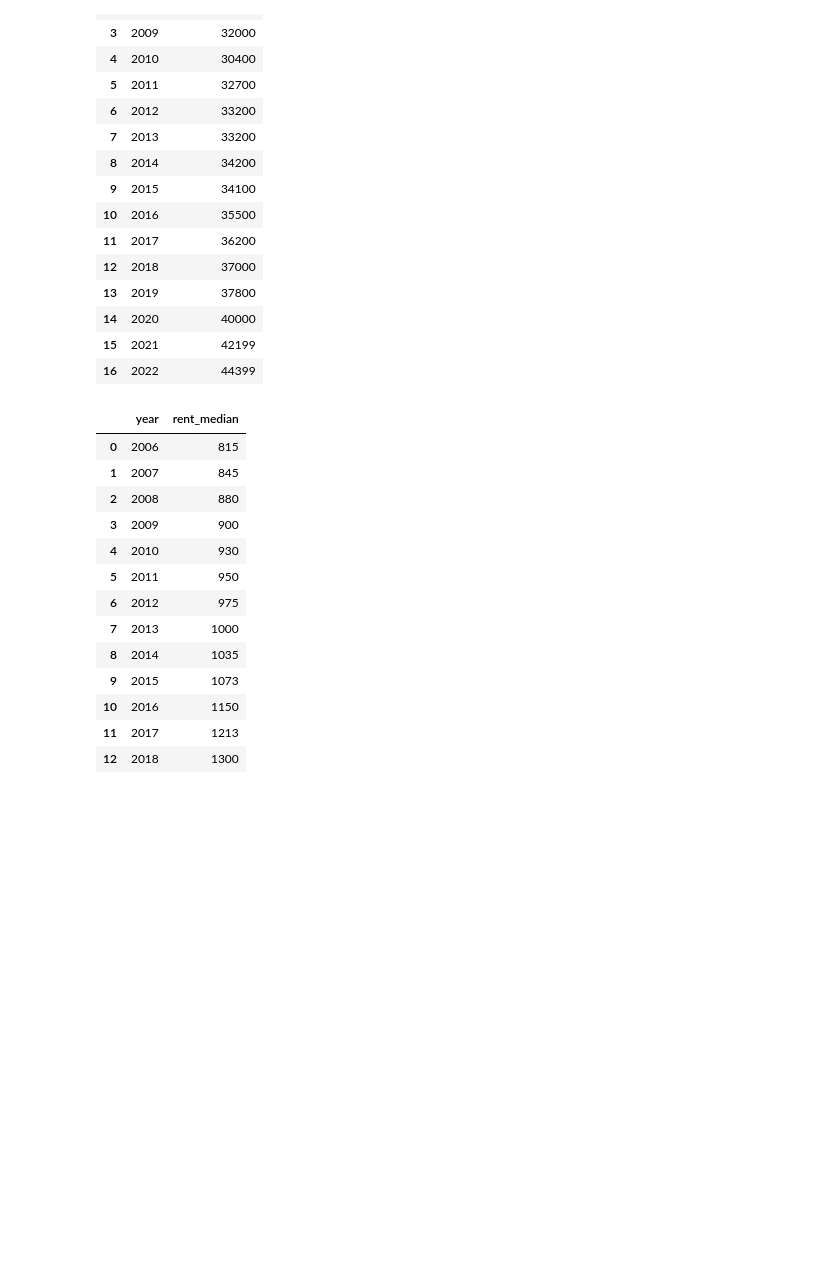
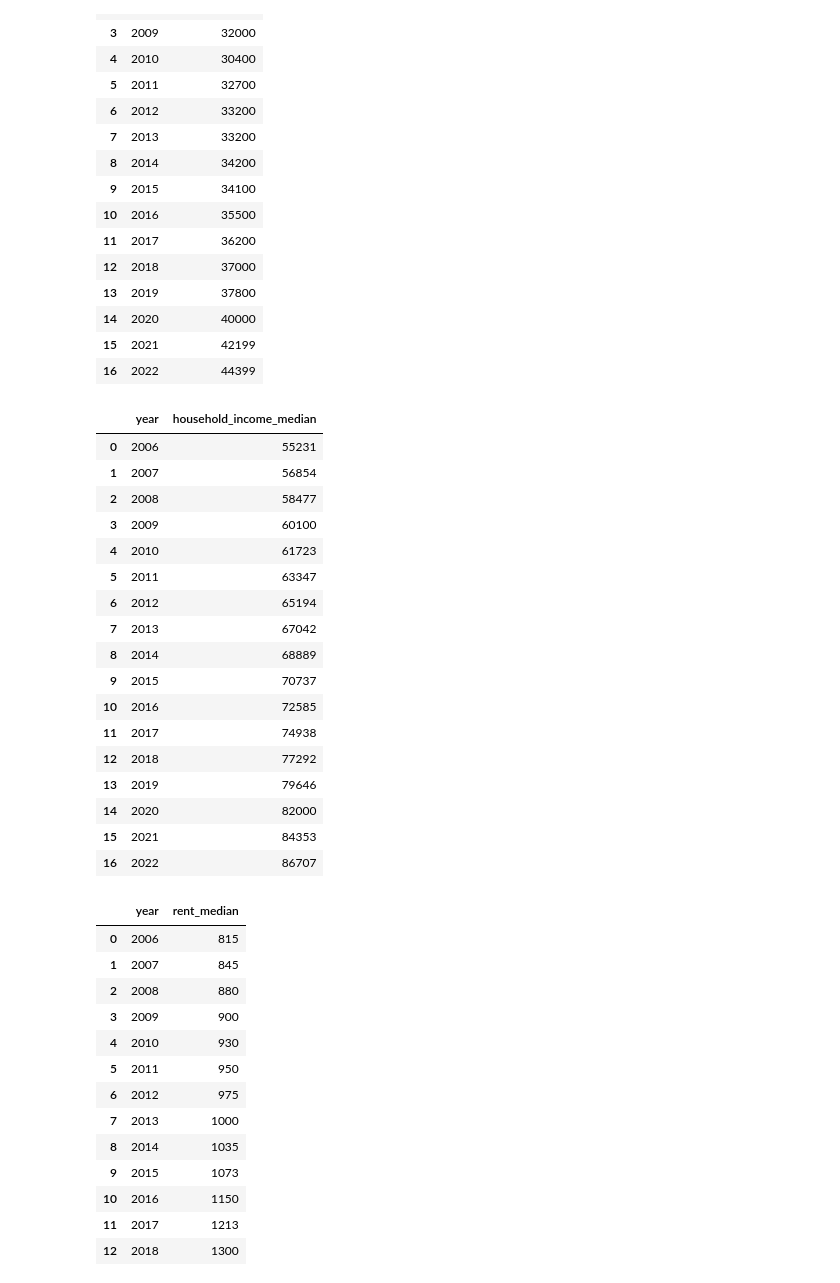
Before and after one commit to sptch/doma-city, a Jupyter notebook: data-pipeline.ipynb, the cells around one changed output. Cells and saved outputs as stored; diff of their text form; code cells hidden in the pictures; blank space fills up the shorter version.

```diff
--- a/data-pipeline.ipynb
+++ b/data-pipeline.ipynb
@@ -35,6 +35,7 @@ url_2011_2015="https://opendata.vancouver.ca/explore/dataset/property-tax-report
 url_2006_2010="https://opendata.vancouver.ca/explore/dataset/property-tax-report-2006-2010/download/?format=csv&timezone=Europe/Berlin&lang=en&use_labels_for_header=true&csv_separator=%3B"
 
 url_median_incomes="https://www150.statcan.gc.ca/t1/tbl1/en/dtl!downloadDbLoadingData-nonTraduit.action?pid=1110023901&latestN=0&startDate=20050101&endDate=20200101&csvLocale=en&selectedMembers=%5B%5B21%5D%2C%5B1%5D%2C%5B1%5D%2C%5B1%5D%2C%5B%5D%5D&checkedLevels=4D1"
+url_median_household_income="https://www03.cmhc-schl.gc.ca/hmip-pimh/en/TableMapChart/TableMatchingCriteria?GeographyType=MetropolitanMajorArea&GeographyId=2410&CategoryLevel1=Population%2C%20Households%20and%20Housing%20Stock&CategoryLevel2=Household%20Income&ColumnField=HouseholdIncomeRange&RowField=TIMESERIES&SearchTags%5B0%5D.Key=Households&SearchTags%5B0%5D.Value=Number&SearchTags%5B1%5D.Key=Statistics&SearchTags%5B1%5D.Value=AverageAndMedian"
 url_median_rents="https://www03.cmhc-schl.gc.ca/hmip-pimh/en/TableMapChart/TableMatchingCriteria?GeographyType=MetropolitanMajorArea&GeographyId=2410&CategoryLevel1=Primary%20Rental%20Market&CategoryLevel2=Summary%20Statistics&RowField=TIMESERIES"
 url_house_price_benchmark="https://services5.arcgis.com/yhL5dRej97QO0Sj3/arcgis/rest/services/REBGV_Report/FeatureServer/0/query?f=json&where=1%3D1&returnGeometry=false&spatialRel=esriSpatialRelIntersects&outFields=*&groupByFieldsForStatistics=date&orderByFields=date%20asc&outStatistics=%5B%7B%22statisticType%22%3A%22avg%22%2C%22onStatisticField%22%3A%22Benchmark___residential%22%2C%22outStatisticFieldName%22%3A%22value%22%7D%5D&resultType=standard&cacheHint=true"
 # From https://esrica-marketing.maps.arcgis.com/apps/opsdashboard/index.html#/34b57a07ad874c009f280fdd3b6e4610
@@ -70,6 +71,57 @@ incomes
 | 14 | 2020 | 40000 |
 | 15 | 2021 | 42199 |
 | 16 | 2022 | 44399 |
+# %%
+# Make rents table from the statistical data, using only median values from year after and including 2006
+household = pd.read_html(url_median_household_income, attrs={"class": "CawdDataTable"})[0]\
+  .iloc[:, [0, 2]]\
+  .rename(columns={"Unnamed: 0": "year", "Median Household Income Before Taxes": "household_income_median"})
+# Transform the tax coordinate to the Float
+household['household_income_median']=household['household_income_median'].astype(int)
+# Interpolate the missing values
+household = pd.concat([household, pd.DataFrame([
+  {'year': 2007},
+  {'year': 2008},
+  {'year': 2009},
+  {'year': 2010},
+  {'year': 2012},
+  {'year': 2013},
+  {'year': 2014},
+  {'year': 2015},
+  {'year': 2017},
+  {'year': 2018},
+  {'year': 2019},
+  {'year': 2020, 'household_income_median': 82000}, # From https://www12.statcan.gc.ca/census-recensement/2021/dp-pd/prof/details/page.cfm?Lang=E&GENDERlist=1,2,3&STATISTIClist=1&HEADERlist=0&DGUIDlist=2021A00055915022&SearchText=vancouver
+])], ignore_index=True)\
+  .sort_values(by='year')\
+  .interpolate(method='linear', limit_direction='forward')
+household = pd.concat([household, pd.DataFrame([
+  {'year': 2021},
+  {'year': 2022}
+])], ignore_index=True)\
+  .interpolate(method='spline', order=1, s=0.5)
+household['household_income_median'] = household['household_income_median'].astype(int)
+household.to_json('src/data/median_household_incomes.json', orient='records')
+household
+# %% [output]
+|  | year | household_income_median |
+| 0 | 2006 | 55231 |
+| 1 | 2007 | 56854 |
+| 2 | 2008 | 58477 |
+| 3 | 2009 | 60100 |
+| 4 | 2010 | 61723 |
+| 5 | 2011 | 63347 |
+| 6 | 2012 | 65194 |
+| 7 | 2013 | 67042 |
+| 8 | 2014 | 68889 |
+| 9 | 2015 | 70737 |
+| 10 | 2016 | 72585 |
+| 11 | 2017 | 74938 |
+| 12 | 2018 | 77292 |
+| 13 | 2019 | 79646 |
+| 14 | 2020 | 82000 |
+| 15 | 2021 | 84353 |
+| 16 | 2022 | 86707 |
 # %%
 # Make rents table from the statistical data, using only median values from year after and including 2006
 rents = pd.read_html(url_median_rents, attrs={"class": "CawdDataTable"})[0]\
```
Also changed, not shown: 6 other files.
